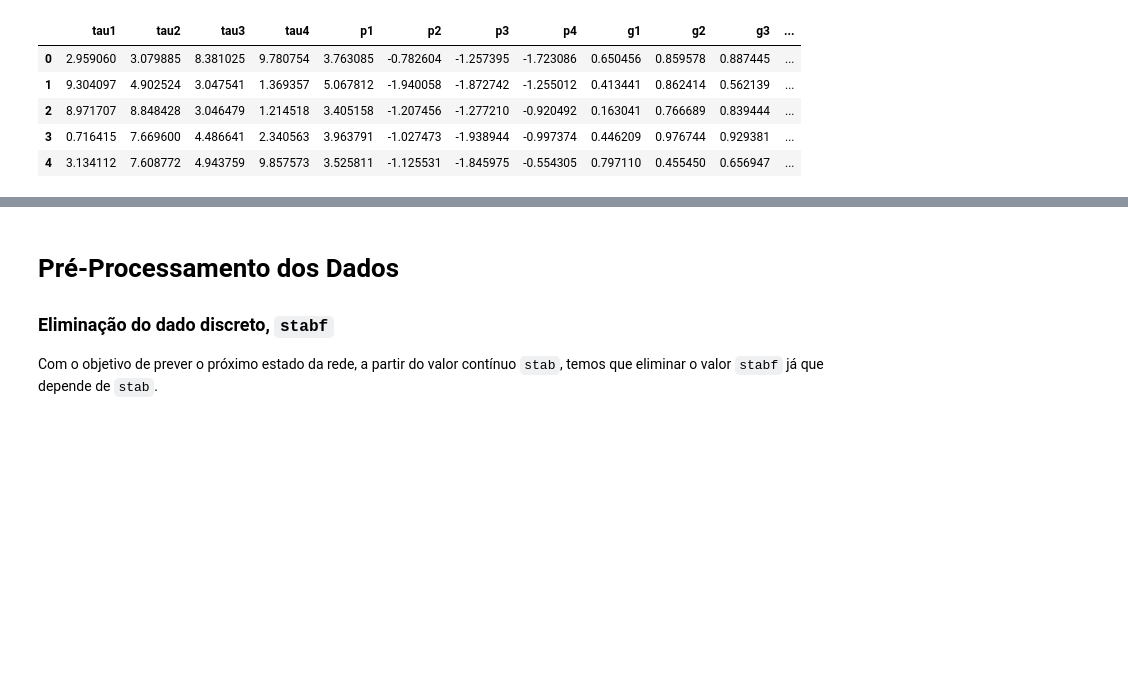
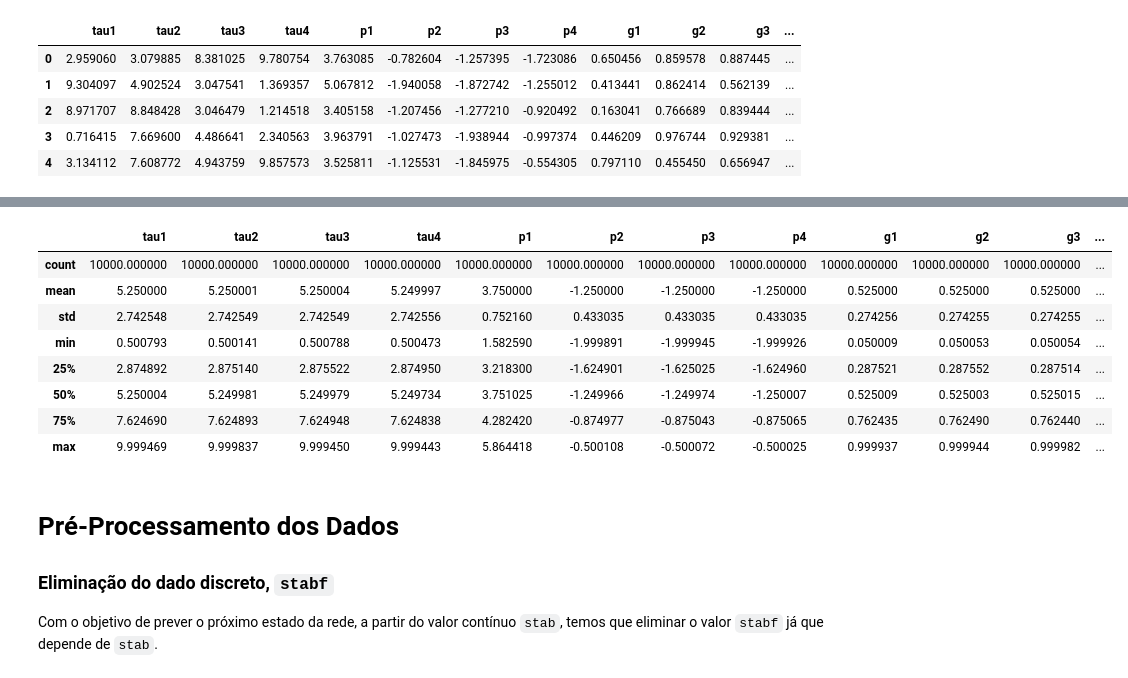
Before and after one commit to masterkey-07/smartgrid-ai-project, a Jupyter notebook: src/concept_proof.ipynb, the cells around one changed output, grey strips where cells are left out. Drawn from its saved outputs; the diff is of its cells as text; code cells hidden in the pictures; blank space fills up the shorter version.

```diff
--- a/src/concept_proof.ipynb
+++ b/src/concept_proof.ipynb
@@ -62,3 +94,15 @@ data.head()
+# %%
+data.describe()
+# %% [output]
+|  | tau1 | tau2 | tau3 | tau4 | p1 | p2 | p3 | p4 | g1 | g2 | g3 | ... |
+| count | 10000.000000 | 10000.000000 | 10000.000000 | 10000.000000 | 10000.000000 | 10000.000000 | 10000.000000 | 10000.000000 | 10000.000000 | 10000.000000 | 10000.000000 | ... |
+| mean | 5.250000 | 5.250001 | 5.250004 | 5.249997 | 3.750000 | -1.250000 | -1.250000 | -1.250000 | 0.525000 | 0.525000 | 0.525000 | ... |
+| std | 2.742548 | 2.742549 | 2.742549 | 2.742556 | 0.752160 | 0.433035 | 0.433035 | 0.433035 | 0.274256 | 0.274255 | 0.274255 | ... |
+| min | 0.500793 | 0.500141 | 0.500788 | 0.500473 | 1.582590 | -1.999891 | -1.999945 | -1.999926 | 0.050009 | 0.050053 | 0.050054 | ... |
+| 25% | 2.874892 | 2.875140 | 2.875522 | 2.874950 | 3.218300 | -1.624901 | -1.625025 | -1.624960 | 0.287521 | 0.287552 | 0.287514 | ... |
+| 50% | 5.250004 | 5.249981 | 5.249979 | 5.249734 | 3.751025 | -1.249966 | -1.249974 | -1.250007 | 0.525009 | 0.525003 | 0.525015 | ... |
+| 75% | 7.624690 | 7.624893 | 7.624948 | 7.624838 | 4.282420 | -0.874977 | -0.875043 | -0.875065 | 0.762435 | 0.762490 | 0.762440 | ... |
+| max | 9.999469 | 9.999837 | 9.999450 | 9.999443 | 5.864418 | -0.500108 | -0.500072 | -0.500025 | 0.999937 | 0.999944 | 0.999982 | ... |
 # %% [markdown]
 # Pré-Processamento dos Dados
 
```
Also changed, not shown: parts of 13 cells of this notebook, 1 other file.
